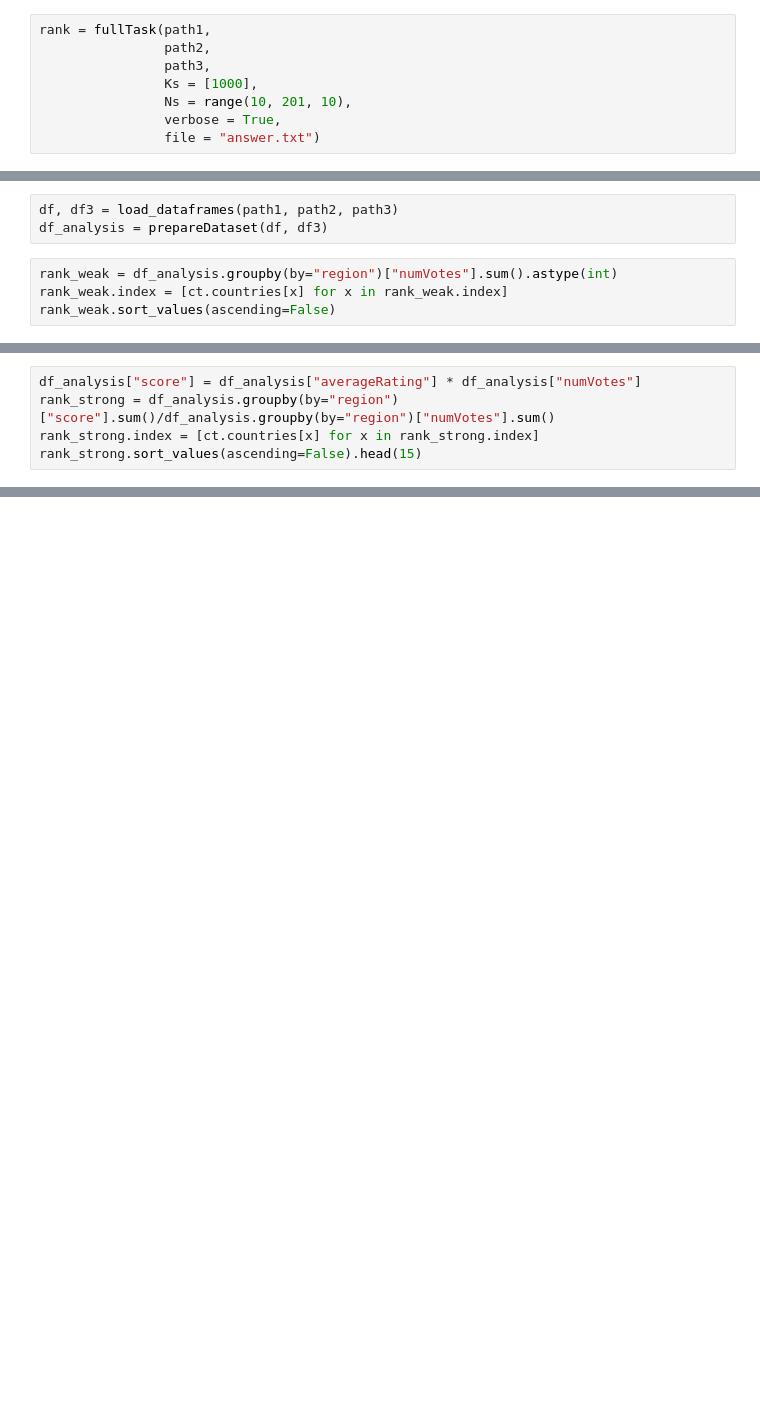
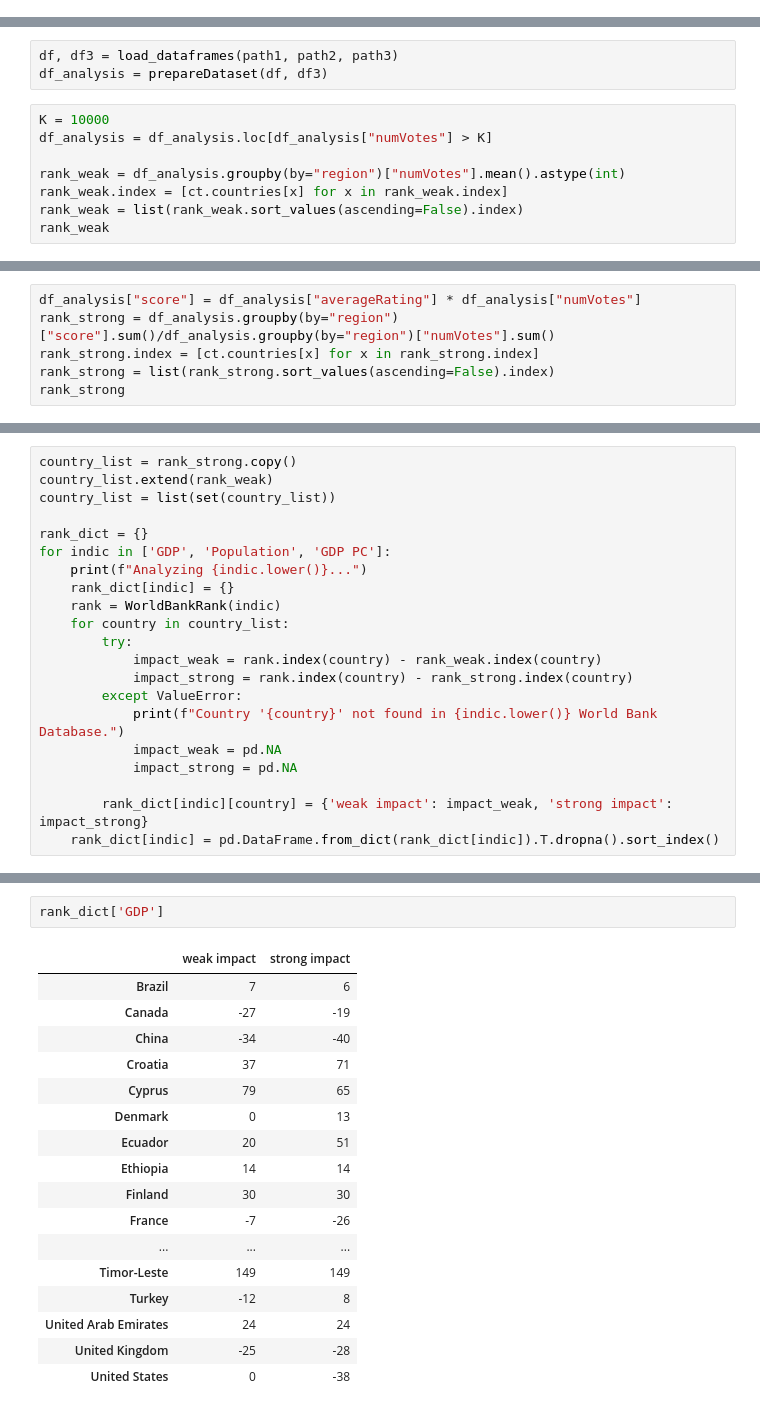
Before and after one commit to jakubweglowski/NPD-final-project, a Jupyter notebook: task2.ipynb, the cells around one changed output, grey strips where cells are left out. Drawn from its saved outputs; the diff is of its cells as text; blank space fills up the shorter version.

Commit message:
Added World Bank rankings and both impacts

```diff
--- a/task2.ipynb
+++ b/task2.ipynb
@@ -19,8 +16,0 @@ gdp_rank = gdpRank()
-# %%
-rank = fullTask(path1,
-                path2,
-                path3,
-                Ks = [1000],
-                Ns = range(10, 201, 10),
-                verbose = True,
-                file = "answer.txt")
@@ -35,7 +55,11 @@ Done!
 df, df3 = load_dataframes(path1, path2, path3)
 df_analysis = prepareDataset(df, df3)
 # %%
-rank_weak = df_analysis.groupby(by="region")["numVotes"].sum().astype(int)
+K = 10000
+df_analysis = df_analysis.loc[df_analysis["numVotes"] > K]
+
+rank_weak = df_analysis.groupby(by="region")["numVotes"].mean().astype(int)
 rank_weak.index = [ct.countries[x] for x in rank_weak.index]
-rank_weak.sort_values(ascending=False)
+rank_weak = list(rank_weak.sort_values(ascending=False).index)
+rank_weak
 # %% [output]
@@ -55,5 +84,6 @@ Name: numVotes, Length: 193, dtype: int32
 df_analysis["score"] = df_analysis["averageRating"] * df_analysis["numVotes"]
 rank_strong = df_analysis.groupby(by="region")["score"].sum()/df_analysis.groupby(by="region")["numVotes"].sum()
 rank_strong.index = [ct.countries[x] for x in rank_strong.index]
-rank_strong.sort_values(ascending=False).head(15)
+rank_strong = list(rank_strong.sort_values(ascending=False).index)
+rank_strong
 # %% [output]
@@ -75,0 +109,21 @@ dtype: float64
+# %%
+country_list = rank_strong.copy()
+country_list.extend(rank_weak)
+country_list = list(set(country_list))
+
+rank_dict = {}
+for indic in ['GDP', 'Population', 'GDP PC']:
+    print(f"Analyzing {indic.lower()}...")
+    rank_dict[indic] = {}
+    rank = WorldBankRank(indic)
+    for country in country_list:
+        try:
+            impact_weak = rank.index(country) - rank_weak.index(country)
+            impact_strong = rank.index(country) - rank_strong.index(country)
+        except ValueError:
+            print(f"Country '{country}' not found in {indic.lower()} World Bank Database.")
+            impact_weak = pd.NA
+            impact_strong = pd.NA
+
+        rank_dict[indic][country] = {'weak impact': impact_weak, 'strong impact': impact_strong}
+    rank_dict[indic] = pd.DataFrame.from_dict(rank_dict[indic]).T.dropna().sort_index()
@@ -75,0 +139,20 @@ dtype: float64
+# %%
+rank_dict['GDP']
+# %% [output]
+|  | weak impact | strong impact |
+| Brazil | 7 | 6 |
+| Canada | -27 | -19 |
+| China | -34 | -40 |
+| Croatia | 37 | 71 |
+| Cyprus | 79 | 65 |
+| Denmark | 0 | 13 |
+| Ecuador | 20 | 51 |
+| Ethiopia | 14 | 14 |
+| Finland | 30 | 30 |
+| France | -7 | -26 |
+| ... | ... | ... |
+| Timor-Leste | 149 | 149 |
+| Turkey | -12 | 8 |
+| United Arab Emirates | 24 | 24 |
+| United Kingdom | -25 | -28 |
+| United States | 0 | -38 |
```
Also changed, not shown: parts of 16 cells of this notebook, 2 other files.
